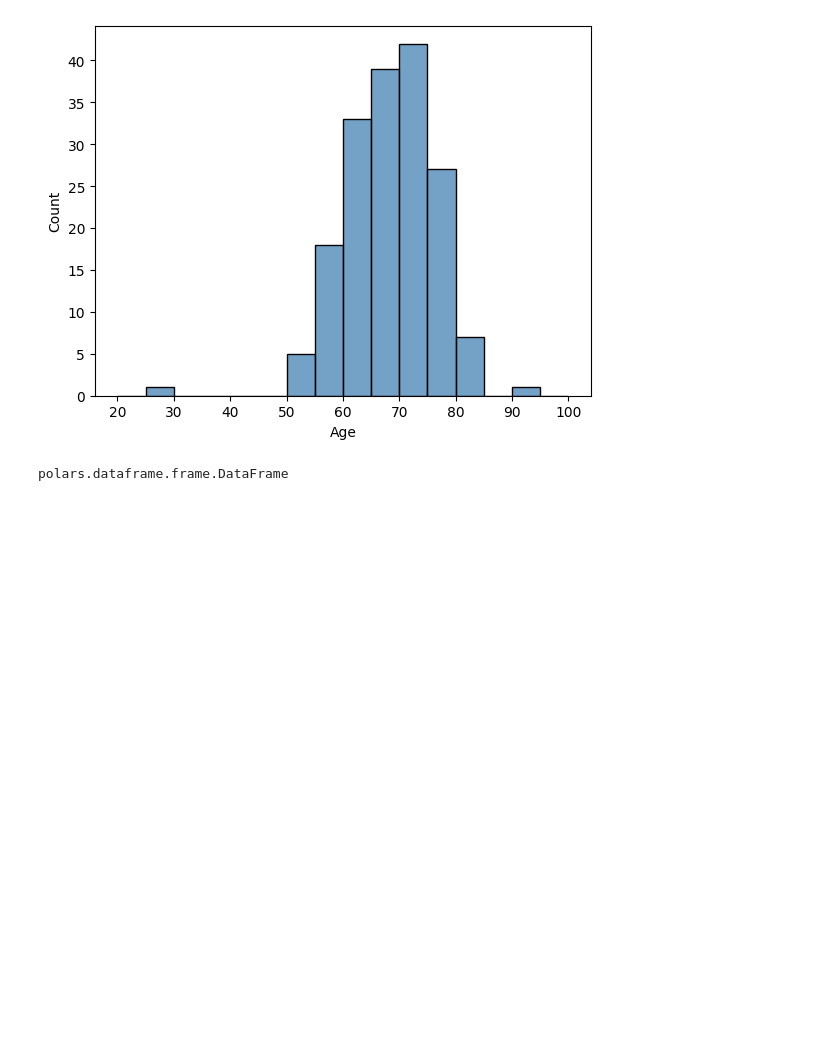
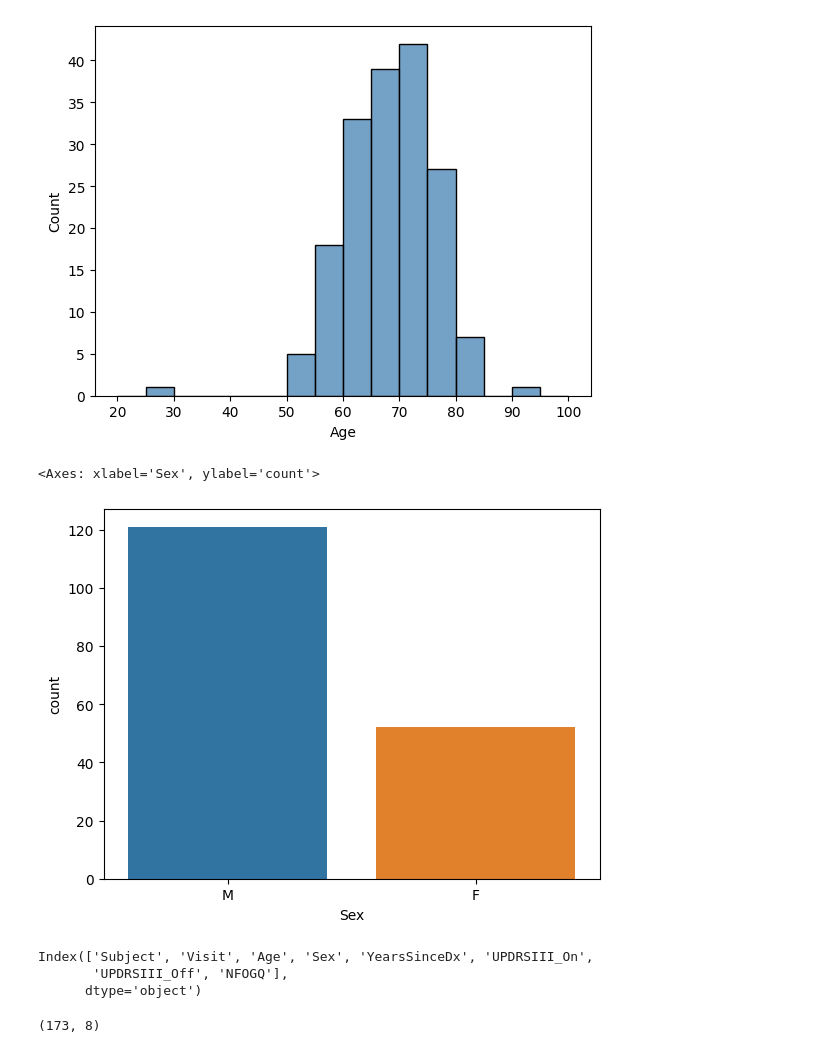
Before and after one commit to caromimo/parkinsons, a Jupyter notebook: notebooks/01-cm-initial-data-exploration.ipynb, the cells around one changed output. Cells and saved outputs as stored; diff of their text form; code cells hidden in the pictures; blank space fills up the shorter version.

```diff
--- a/notebooks/01-cm-initial-data-exploration.ipynb
+++ b/notebooks/01-cm-initial-data-exploration.ipynb
@@ -5,8 +5,8 @@ import pandas as pd
 import matplotlib.pyplot as plot
 import seaborn as sns
 # %%
-df = pd.read_csv("../data/raw/subjects.csv")
-print(df)
+subjects = pd.read_csv("../data/raw/subjects.csv")
+print(subjects)
 # %% [output]
     Subject  Visit  Age Sex  YearsSinceDx  UPDRSIII_On  UPDRSIII_Off  NFOGQ
 0    04fcdb    1.0   63   M           3.0         30.0           NaN      0
@@ -46,8 +39,18 @@ sns.histplot(data=df, x="Age", binrange=(20,100), binwidth=5, color="steelblue")
 # %% [output]
 <Axes: xlabel='Age', ylabel='Count'>
 [figure]
-# %%
-df.describe()
-type(df)
-# %% [output]
-polars.dataframe.frame.DataFrame
+# %%
+sns.countplot(data = subjects, x = "Sex")
+# %% [output]
+<Axes: xlabel='Sex', ylabel='count'>
+[figure, added]
+# %%
+subjects.columns
+# %% [output]
+Index(['Subject', 'Visit', 'Age', 'Sex', 'YearsSinceDx', 'UPDRSIII_On',
+       'UPDRSIII_Off', 'NFOGQ'],
+      dtype='object')
+# %%
+subjects.shape
+# %% [output]
+(173, 8)
```
Also changed, not shown: parts of 14 cells of this notebook.
